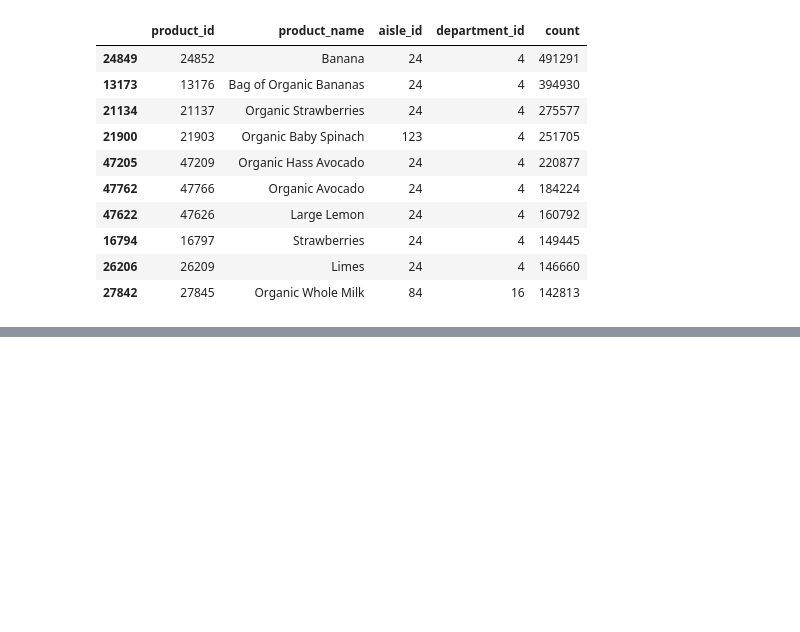
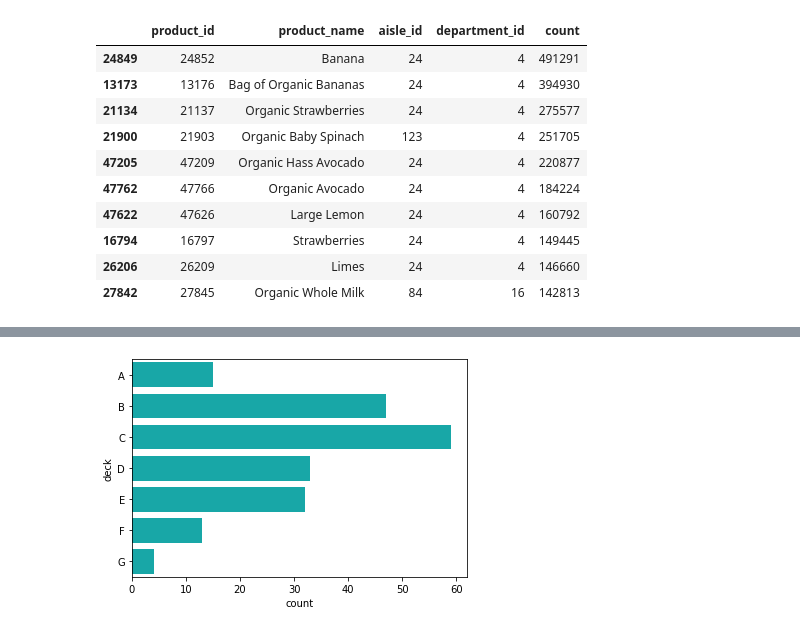
Before and after one commit to antonio-gor/Instacart-Data-Analysis, a Jupyter notebook: instacart_analysis.ipynb, the cells around one changed output, grey strips where cells are left out. Drawn from its saved outputs; the diff is of its cells as text; code cells hidden in the pictures; blank space fills up the shorter version.

```diff
--- a/instacart_analysis.ipynb
+++ b/instacart_analysis.ipynb
@@ -281,0 +305,4 @@ top_50.head(10)
+# %%
+sns.countplot(y="deck", data=titanic, color="c");
+# %% [output]
+[figure, added]
```
Also changed, not shown: parts of 5 cells of this notebook.
